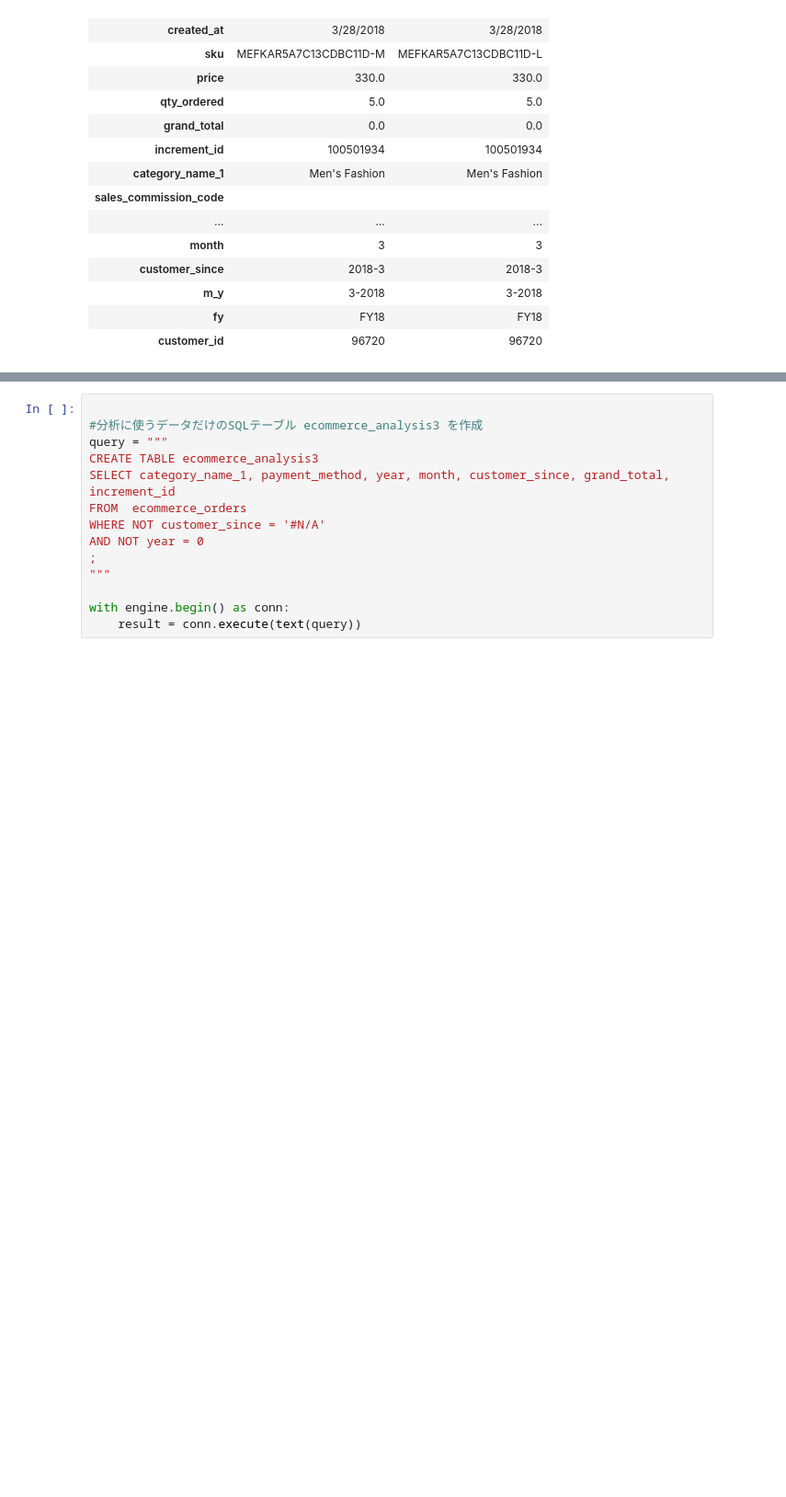
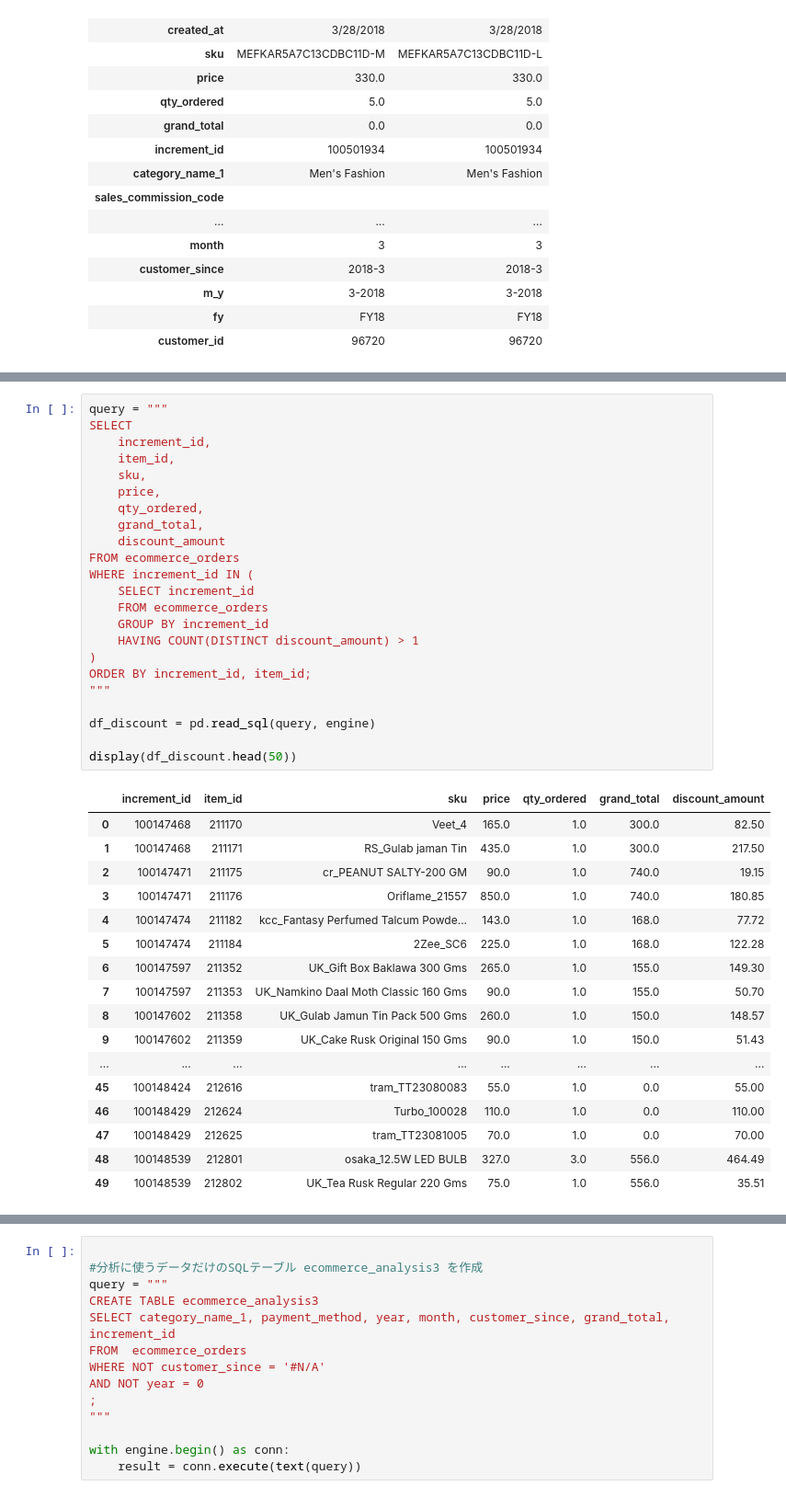
Before and after one commit to Udon-datascience/opendata_analysis, a Jupyter notebook: 3/3_analysis3.ipynb, the cells around one changed output, grey strips where cells are left out. Shown at 92% size. Saved outputs shown, nothing was run; the diff lists cells and outputs as text; blank space fills up the shorter version.

Commit message:
solve problem about SQL table

```diff
--- a/3/3_analysis3.ipynb
+++ b/3/3_analysis3.ipynb
@@ -497,0 +561,41 @@ display(table.T)
+# %%
+query = """
+SELECT
+    increment_id,
+    item_id,
+    sku,
+    price,
+    qty_ordered,
+    grand_total,
+    discount_amount
+FROM ecommerce_orders
+WHERE increment_id IN (
+    SELECT increment_id
+    FROM ecommerce_orders
+    GROUP BY increment_id
+    HAVING COUNT(DISTINCT discount_amount) > 1
+)
+ORDER BY increment_id, item_id;
+"""
+
+df_discount = pd.read_sql(query, engine)
+
+display(df_discount.head(50))
+# %% [output]
+|  | increment_id | item_id | sku | price | qty_ordered | grand_total | discount_amount |
+| 0 | 100147468 | 211170 | Veet_4 | 165.0 | 1.0 | 300.0 | 82.50 |
+| 1 | 100147468 | 211171 | RS_Gulab jaman Tin | 435.0 | 1.0 | 300.0 | 217.50 |
+| 2 | 100147471 | 211175 | cr_PEANUT SALTY-200 GM | 90.0 | 1.0 | 740.0 | 19.15 |
+| 3 | 100147471 | 211176 | Oriflame_21557 | 850.0 | 1.0 | 740.0 | 180.85 |
+| 4 | 100147474 | 211182 | kcc_Fantasy Perfumed Talcum Powde... | 143.0 | 1.0 | 168.0 | 77.72 |
+| 5 | 100147474 | 211184 | 2Zee_SC6 | 225.0 | 1.0 | 168.0 | 122.28 |
+| 6 | 100147597 | 211352 | UK_Gift Box Baklawa 300 Gms | 265.0 | 1.0 | 155.0 | 149.30 |
+| 7 | 100147597 | 211353 | UK_Namkino Daal Moth Classic 160 Gms | 90.0 | 1.0 | 155.0 | 50.70 |
+| 8 | 100147602 | 211358 | UK_Gulab Jamun Tin Pack 500 Gms | 260.0 | 1.0 | 150.0 | 148.57 |
+| 9 | 100147602 | 211359 | UK_Cake Rusk Original 150 Gms | 90.0 | 1.0 | 150.0 | 51.43 |
+| ... | ... | ... | ... | ... | ... | ... | ... |
+| 45 | 100148424 | 212616 | tram_TT23080083 | 55.0 | 1.0 | 0.0 | 55.00 |
+| 46 | 100148429 | 212624 | Turbo_100028 | 110.0 | 1.0 | 0.0 | 110.00 |
+| 47 | 100148429 | 212625 | tram_TT23081005 | 70.0 | 1.0 | 0.0 | 70.00 |
+| 48 | 100148539 | 212801 | osaka_12.5W LED BULB | 327.0 | 3.0 | 556.0 | 464.49 |
+| 49 | 100148539 | 212802 | UK_Tea Rusk Regular 220 Gms | 75.0 | 1.0 | 556.0 | 35.51 |
```
Also changed, not shown: parts of 9 cells of this notebook, 1 other file.
